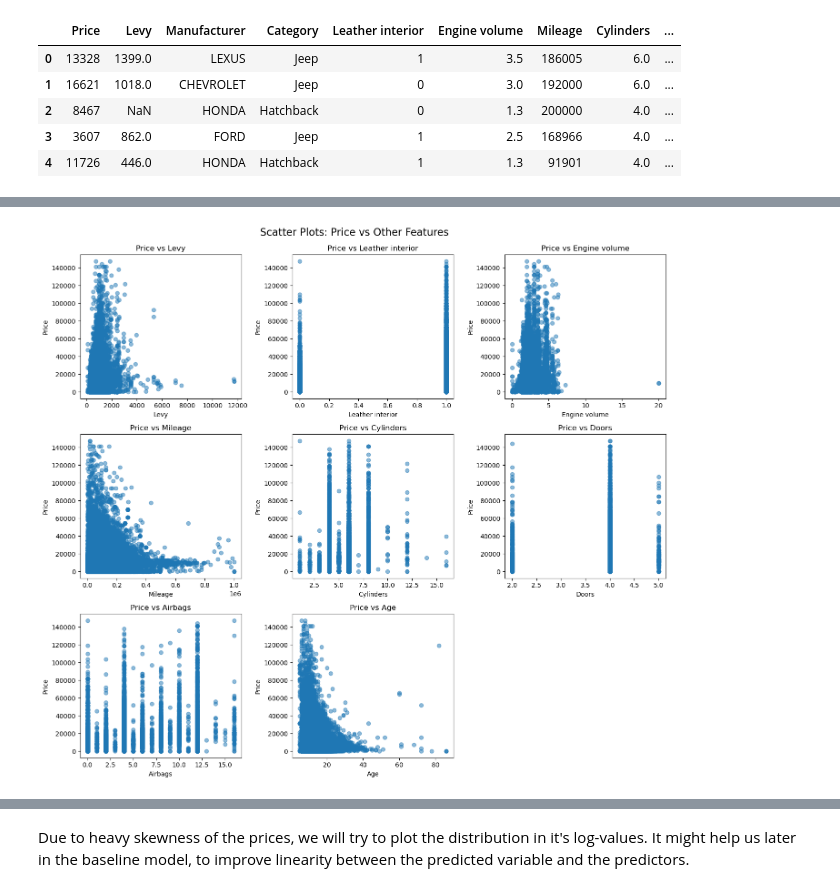
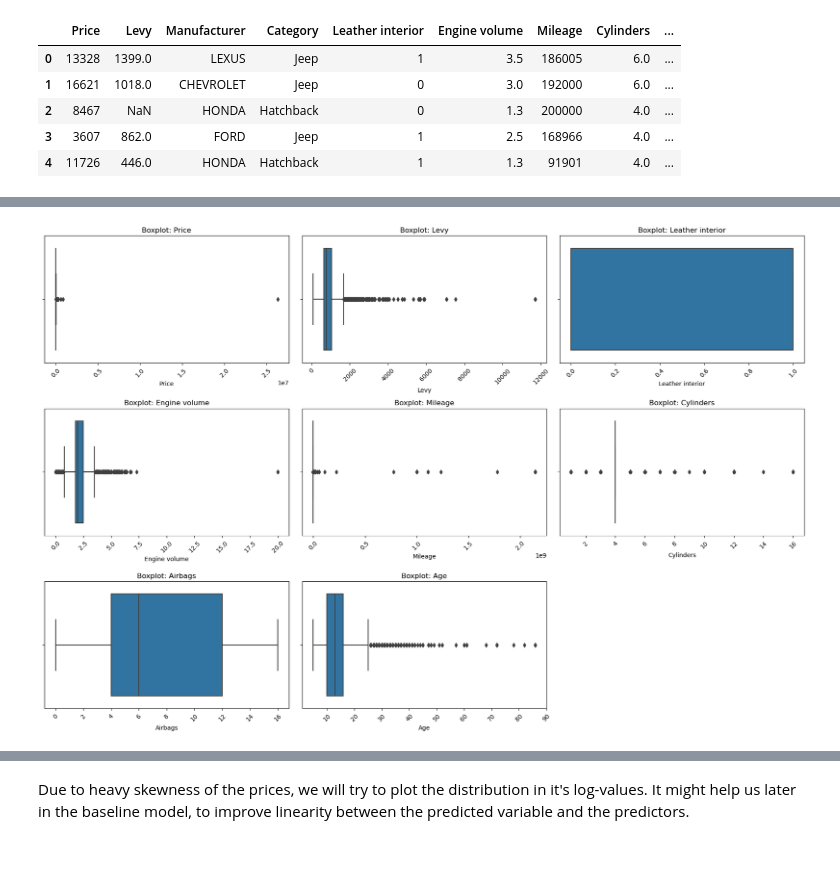
Before and after one commit to Harborg1/Model-Based-ML, a Jupyter notebook: model_based_ml_project.ipynb, the cells around one changed output, grey strips where cells are left out. Cells and saved outputs as stored; diff of their text form; code cells hidden in the pictures; blank space fills up the shorter version.

Commit message:
Update model_based_ml_project.ipynb
Finalizing with data cleaning and processing, and adding a Ridge Regression model

```diff
--- a/model_based_ml_project.ipynb
+++ b/model_based_ml_project.ipynb
@@ -150,7 +143,7 @@ Airbags                17
 dtype: int64
 # %%
 # Drop irrelevant columns -4 columns
-df_cleaned = df.drop(columns=['ID', 'Model', 'Color', 'Wheel'])
+df_cleaned = df.drop(columns=['ID', 'Model', 'Color', 'Wheel','Doors'])
 
 # Levy to numeric
 df_cleaned['Levy'] = df_cleaned['Levy'].replace('-', pd.NA)
@@ -198,10 +191,6 @@ df_cleaned['Mileage'] = pd.to_numeric(df_cleaned['Mileage'], errors='coerce')
 df_cleaned['Cylinders'] = pd.to_numeric(df_cleaned['Cylinders'], errors='coerce')
 df_cleaned['Airbags'] = pd.to_numeric(df_cleaned['Airbags'], errors='coerce')
 
-# Doors to numeric
-df_cleaned['Doors'] = df_cleaned['Doors'].str.extract(r'(\d+)')  # extract numeric part
-df_cleaned['Doors'] = pd.to_numeric(df_cleaned['Doors'], errors='coerce')
-
 # Preprocessing production year to Age
 current_year = datetime.now().year
 df_cleaned['Age'] = current_year - df_cleaned['Prod. year']
@@ -297,26 +256,25 @@ plt.show()
 # %%
+# Select only numerical columns
 numeric_cols = df_cleaned.select_dtypes(include=['float64', 'int64']).columns
-features_to_plot = [col for col in numeric_cols if col != 'Price']
 
+# Set up plot
 n_cols = 3
-n_rows = -(-len(features_to_plot) // n_cols)
-
-fig, axes = plt.subplots(n_rows, n_cols, figsize=(14, n_rows * 4))
+n_rows = -(-len(numeric_cols) // n_cols)  # Ceiling division
+fig, axes = plt.subplots(n_rows, n_cols, figsize=(18, 4 * n_rows))
 axes = axes.flatten()
 
-for i, col in enumerate(features_to_plot):
-    ax = axes[i]
-    ax.scatter(df_cleaned[col], df_cleaned['Price'], alpha=0.5)
-    ax.set_xlabel(col)
-    ax.set_ylabel('Price')
-    ax.set_title(f'Price vs {col}')
+# Create boxplot for each numeric feature
+for i, col in enumerate(numeric_cols):
+    sns.boxplot(data=df_cleaned, x=col, ax=axes[i])
+    axes[i].set_title(f'Boxplot: {col}')
+    axes[i].tick_params(axis='x', rotation=45)
 
+# Hide any empty subplots
 for j in range(i + 1, len(axes)):
     axes[j].axis('off')
 
 plt.tight_layout()
-plt.suptitle('Scatter Plots: Price vs Other Features', fontsize=16, y=1.02)
-fig.savefig('correlation_plots.png', bbox_inches='tight')
+fig.savefig('boxplots.png', bbox_inches='tight')
 plt.show()
 # %% [output]
-[figure, old version]
+[figure, new version]
```
Also changed, not shown: parts of 72 cells of this notebook.
